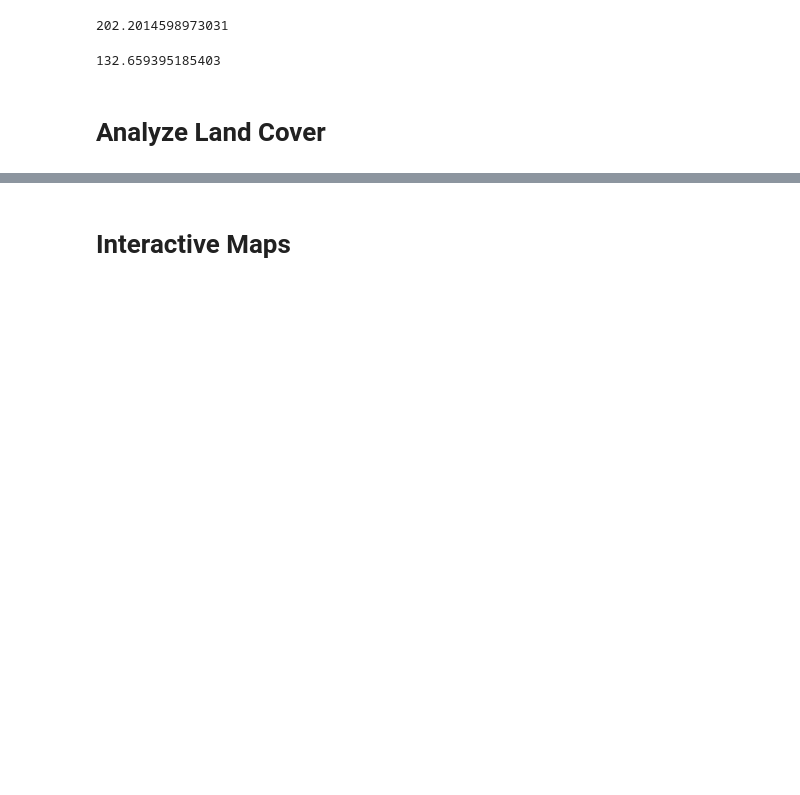
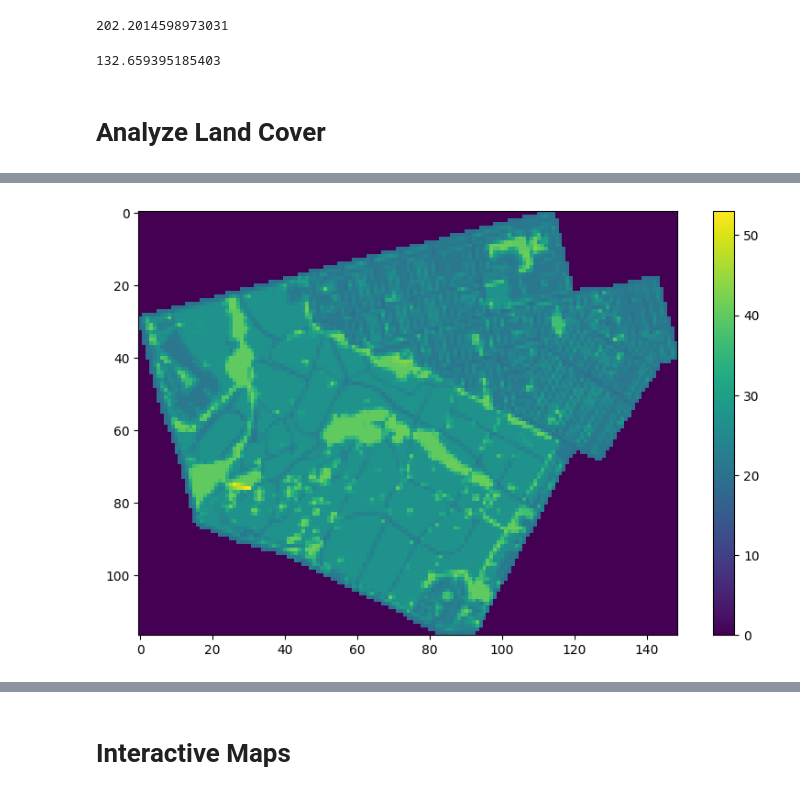
Before and after one commit to mosiahmaddox-tech/landcover_spring2026, a Jupyter notebook: landcover_01.ipynb, the cells around one changed output, grey strips where cells are left out. Drawn from its saved outputs; the diff is of its cells as text; code cells hidden in the pictures; blank space fills up the shorter version.

```diff
--- a/landcover_01.ipynb
+++ b/landcover_01.ipynb
@@ -641,3 +701,68 @@ geometry = [feature.geometry for feature in gdf.iterfeatures()]
+# %%
+
+#clip the raster for the neighborhood Allendale
+
+#Baltimore City neighborhoods shapefile:
+baltcn = "../landcover_spring2026/BES_neighborhoodDemographicChange1930_2010/BES_neighborhoodDemographicChange1930_2010.shp"
+
+import rasterio
+from rasterio.enums import Resampling
+import matplotlib.pyplot as plt
+import geopandas as gpd
+from rasterio.mask import mask
+import os
+
+gdf = gpd.read_file(baltcn)
+al = gdf[gdf['Name']=='Allendale']
+
+#align coordinate system
+
+with rasterio.open("../landcover_spring2026_toobig/lc/balt_24510_lulc_2013_2024-Edition.tif") as ras:
+    if al.crs != ras.crs:
+        al = al.to_crs(ras.crs)
+    ra = ras.read(1)
+    nodata = ras.nodata
+
+if nodata is not None:
+    ra = ra[ra != nodata]
+
+#getting geometries of the polygons
+
+geometry = [shape for shape in al.geometry.values]
+
+#clip
+
+with rasterio.open("../landcover_spring2026_toobig/lc/balt_24510_lulc_2013_2024-Edition.tif") as ras:
+    out_image, out_transform = mask(dataset=ras, shapes=geometry, crop=True, nodata=ras.nodata)
+out_image, out_transform
+
+#save to file
+
+
+out_meta = ras.meta.copy()
+out_meta.update({
+    "driver": "GTiff",
+    "height": out_image.shape[1],
+    "width": out_image.shape[2],
+    "transform": out_transform,
+    "nodata": ras.nodata
+})
+
+
+with rasterio.open("../landcover_spring2026/allendale_clip_output.tif", "w", **out_meta) as dest:
+    dest.write(out_image)
+
+
+with rasterio.open("../landcover_spring2026/allendale_clip_output.tif") as rast:
+    scale = 10
+    data = rast.read(1,out_shape=(rast.height // scale,rast.width // scale),resampling=Resampling.average)
+
+fig, ax = plt.subplots(figsize=(10, 6))
+fig.colorbar(ax.imshow(data, cmap="viridis"), ax=ax)
+plt.show()
+rast.close()
+# %% [output]
+[figure, added]
 # %%
 #look at static land cover file for 2013
 
```
Also changed, not shown: parts of 4 cells of this notebook.
